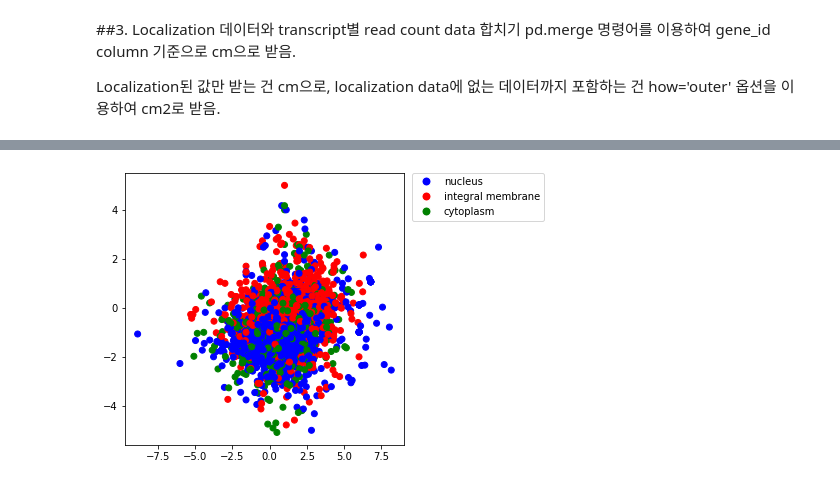
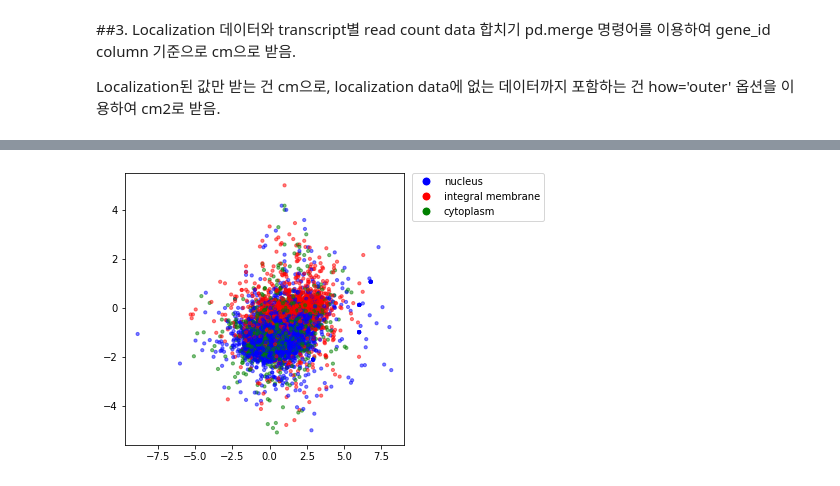
Before and after one commit to Heeun93/2021-36845_Homework, a Jupyter notebook: 220503_9th_weeks_homework_2021_36845_Heeun_Kwon.ipynb, the cells around one changed output, grey strips where cells are left out. Saved outputs shown, nothing was run; the diff lists cells and outputs as text; code cells hidden in the pictures.

```diff
--- a/220503_9th_weeks_homework_2021_36845_Heeun_Kwon.ipynb
+++ b/220503_9th_weeks_homework_2021_36845_Heeun_Kwon.ipynb
@@ -283,22 +303,22 @@ cm2.head()
 # %%
 from matplotlib import pyplot as plt
 from matplotlib.lines import Line2D
 import numpy as np
 import pandas as pd
 
 df = pd.DataFrame(dict(clip_enrichment=np.log2(cm['clip_enrichment']), rden_change=np.log2(cm['rden_change']), type=cm['type']))
 
 fig, ax = plt.subplots(1, 1, figsize=(5, 5))
 
 colors = {'nucleus':'blue', 'integral membrane':'red', 'cytoplasm':'green'}
-ax.scatter(df['clip_enrichment'], df['rden_change'], c=df['type'].map(colors))
+ax.scatter(df['clip_enrichment'], df['rden_change'], c=df['type'].map(colors), alpha=0.5, s=10)
 
 nucleus_color = Line2D(range(1), range(1), color="white", marker='o', markerfacecolor='blue',label='nucleus',markersize=9)
 integral_membrane_color = Line2D(range(1), range(1), color="white", marker='o', markerfacecolor='red',label='integral membrane',markersize=9)
 cytoplasm_color = Line2D(range(1), range(1), color="white", marker='o', markerfacecolor='green',label='cytoplasm',markersize=9)
 
 ax.legend(handles=[nucleus_color,integral_membrane_color,cytoplasm_color],loc='upper right', bbox_to_anchor=(1.52, 1.02))
 
 plt.show()
 # %% [output]
-[figure, old version]
+[figure, new version]
```
Also changed, not shown: parts of 7 cells of this notebook.
